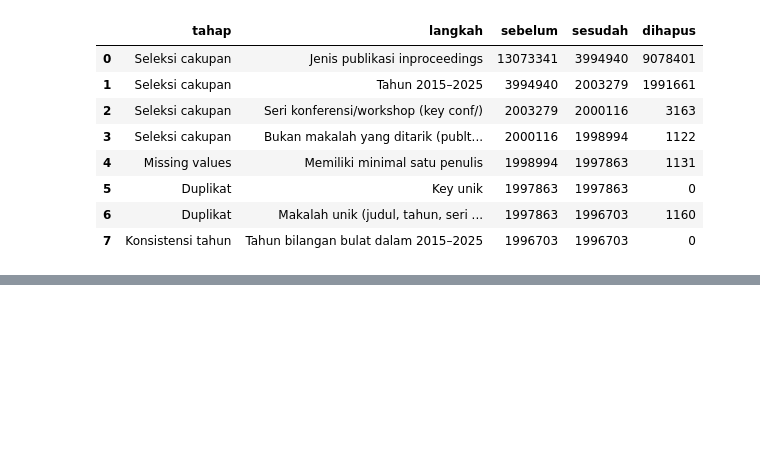
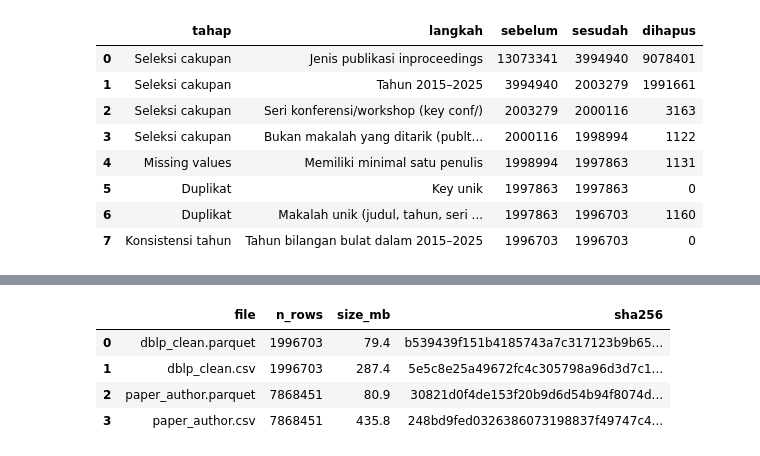
Before and after one commit to RNXFreeze/IF4041-Datmin-Tubes-Kel1, a Jupyter notebook: notebooks/01_data_extraction_preprocessing.ipynb, the cells around one changed output, grey strips where cells are left out. Drawn from its saved outputs; the diff is of its cells as text; code cells hidden in the pictures; blank space fills up the shorter version.

Commit message:
feat: export clean dataset as parquet and csv with checksums

```diff
--- a/notebooks/01_data_extraction_preprocessing.ipynb
+++ b/notebooks/01_data_extraction_preprocessing.ipynb
@@ -514,0 +520,10 @@ pyarrow.Field<year: int16>
+# %%
+from src.export import export, paper_author_table
+
+export(papers)
+# %% [output]
+|  | file | n_rows | size_mb | sha256 |
+| 0 | dblp_clean.parquet | 1996703 | 79.4 | b539439f151b4185743a7c317123b9b65... |
+| 1 | dblp_clean.csv | 1996703 | 287.4 | 5e5c8e25a49672fc4c305798a96d3d7c1... |
+| 2 | paper_author.parquet | 7868451 | 80.9 | 30821d0f4de153f20b9d6d54b94f8074d... |
+| 3 | paper_author.csv | 7868451 | 435.8 | 248bd9fed0326386073198837f49747c4... |
```
Also changed, not shown: parts of 2 cells of this notebook, 6 other files.
